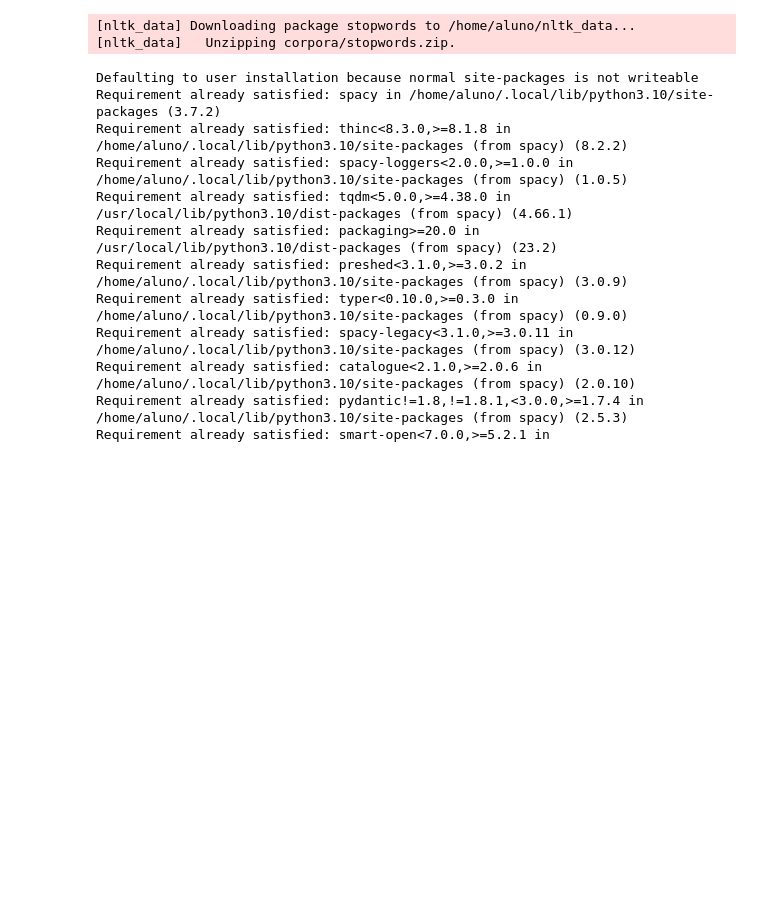
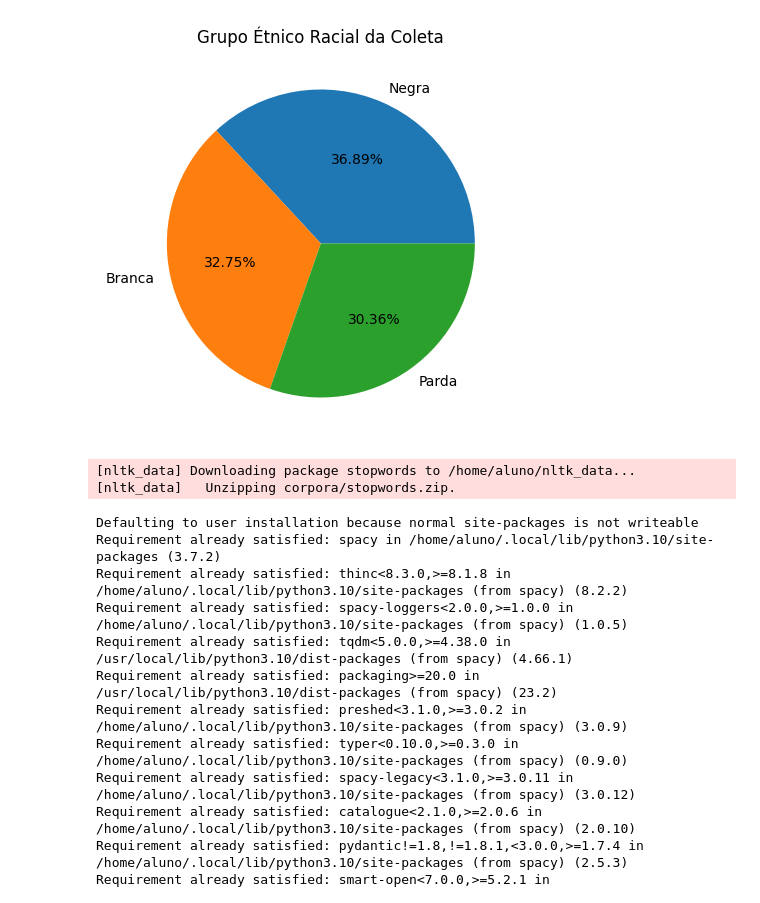
Before and after one commit to Davi-Ga/crawler-api, a Jupyter notebook: app/ML/classificação.ipynb, the cells around one changed output. Drawn from its saved outputs; the diff is of its cells as text; code cells hidden in the pictures; blank space fills up the shorter version.

Commit message:
add: adicionando um gráfico para a coleta étnicp racial

```diff
--- a/app/ML/classificação.ipynb
+++ b/app/ML/classificação.ipynb
@@ -28,6 +36,15 @@ Data columns (total 3 columns):
  2   Label          1209 non-null   object
 dtypes: object(3)
 memory usage: 37.8+ KB
+# %%
+labels = df["Color"].value_counts().reset_index()
+# %%
+fig, ax = plt.subplots(figsize=(12,5))
+ax.pie(labels["count"], labels=labels["Color"], autopct="%.2f%%")
+ax.set_title("Grupo Étnico Racial da Coleta")
+plt.show()
+# %% [output]
+[figure, added]
 # %%
 nltk.download('stopwords')
 stemmer = PorterStemmer()
```
Also changed, not shown: parts of 2 cells of this notebook.
